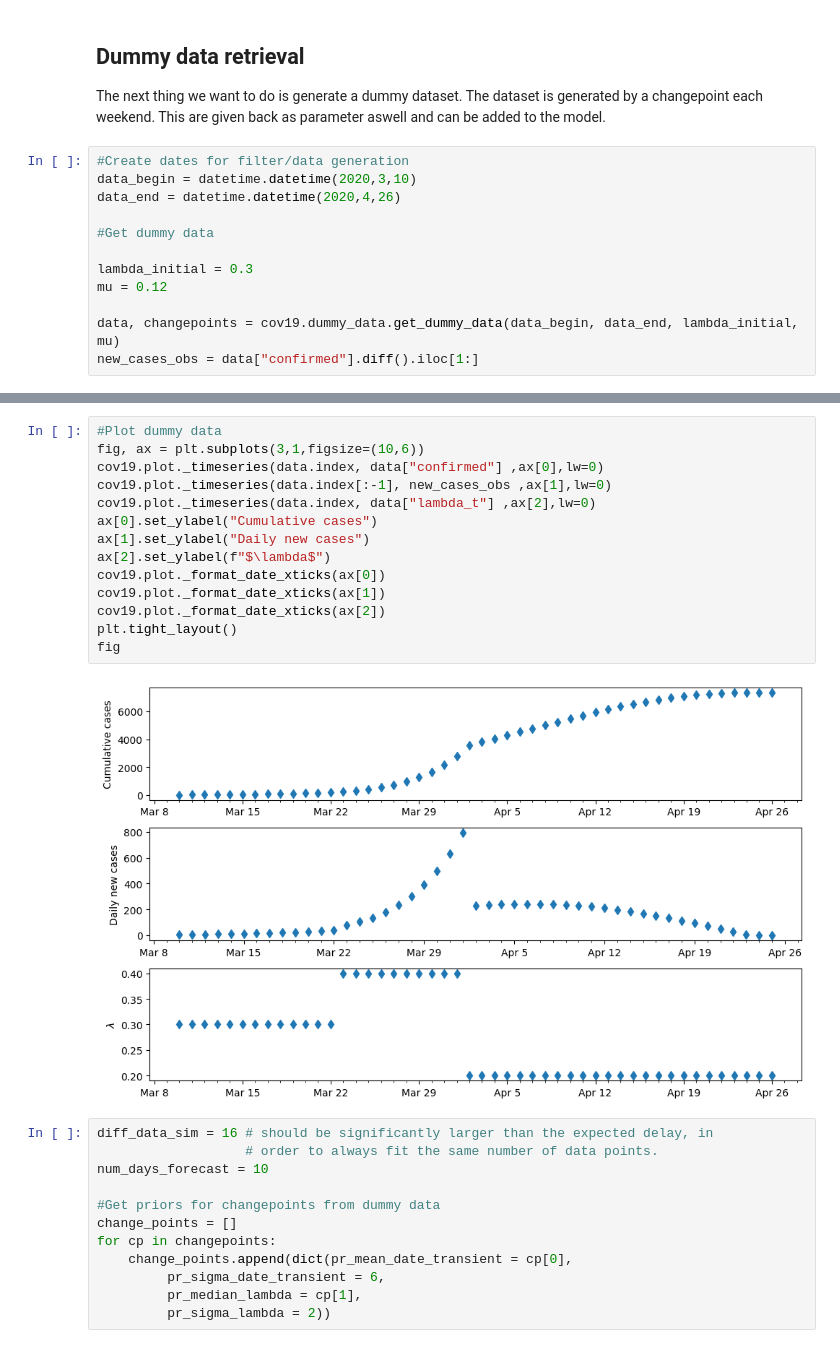
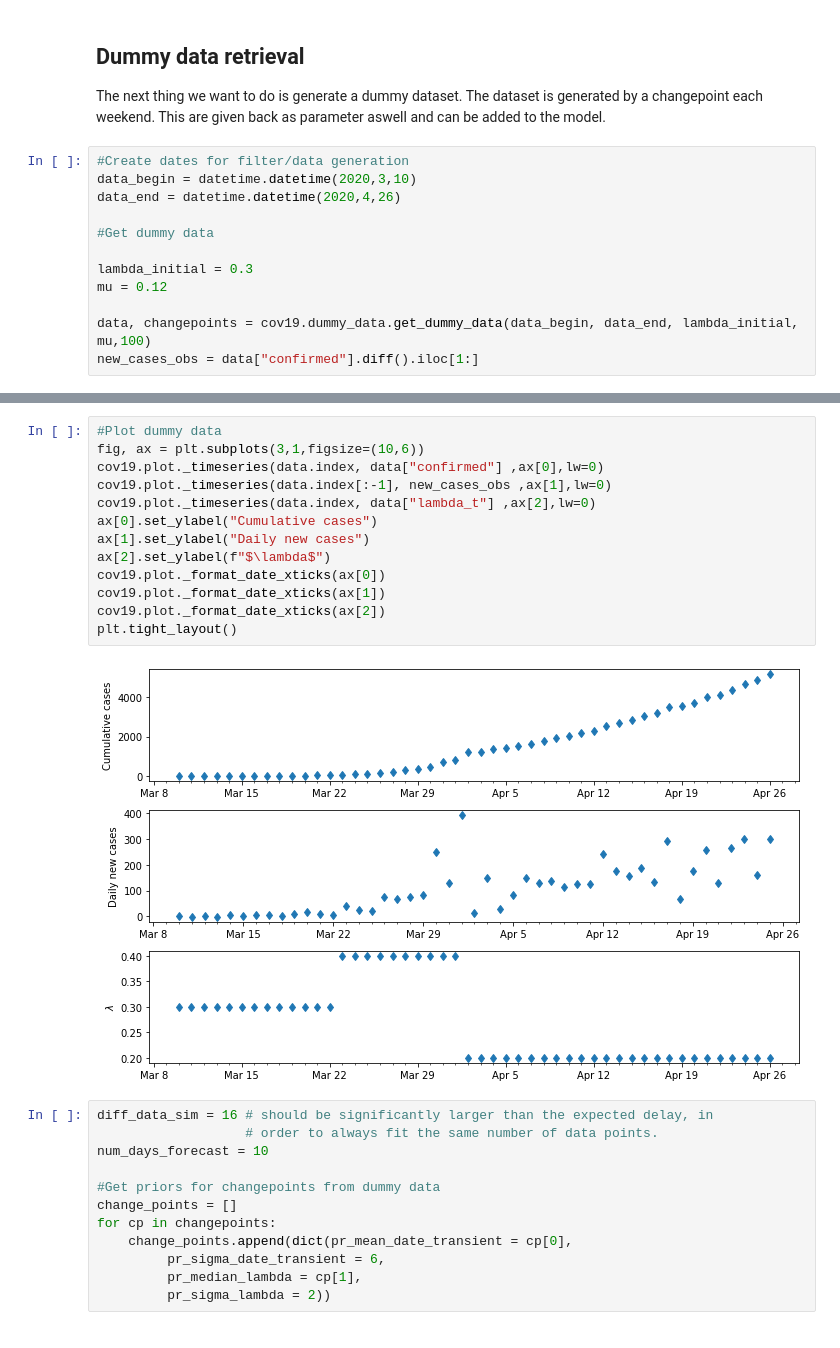
Before and after one commit to Priesemann-Group/covid19_inference, a Jupyter notebook: scripts/example_dummy_data.ipynb, the cells around one changed output, grey strips where cells are left out. Drawn from its saved outputs; the diff is of its cells as text.

```diff
--- a/scripts/example_dummy_data.ipynb
+++ b/scripts/example_dummy_data.ipynb
@@ -44,6 +46,6 @@ data_end = datetime.datetime(2020,4,26)
 lambda_initial = 0.3
 mu = 0.12
 
-data, changepoints = cov19.dummy_data.get_dummy_data(data_begin, data_end, lambda_initial, mu)
+data, changepoints = cov19.dummy_data.get_dummy_data(data_begin, data_end, lambda_initial, mu,100)
 new_cases_obs = data["confirmed"].diff().iloc[1:]
 # %% [output]
@@ -51,19 +69,18 @@ INFO     [covid19_inference.dummy_data] Initial infected 24
 # %%
 #Plot dummy data
 fig, ax = plt.subplots(3,1,figsize=(10,6))
 cov19.plot._timeseries(data.index, data["confirmed"] ,ax[0],lw=0)
 cov19.plot._timeseries(data.index[:-1], new_cases_obs ,ax[1],lw=0)
 cov19.plot._timeseries(data.index, data["lambda_t"] ,ax[2],lw=0)
 ax[0].set_ylabel("Cumulative cases")
 ax[1].set_ylabel("Daily new cases")
 ax[2].set_ylabel(f"$\lambda$")
 cov19.plot._format_date_xticks(ax[0])
 cov19.plot._format_date_xticks(ax[1])
 cov19.plot._format_date_xticks(ax[2])
 plt.tight_layout()
-fig
 # %% [output]
-[figure, old version]
+[figure, new version]
 # %%
 diff_data_sim = 16 # should be significantly larger than the expected delay, in
                    # order to always fit the same number of data points.
```
Also changed, not shown: parts of 4 cells of this notebook, 1 other file.
